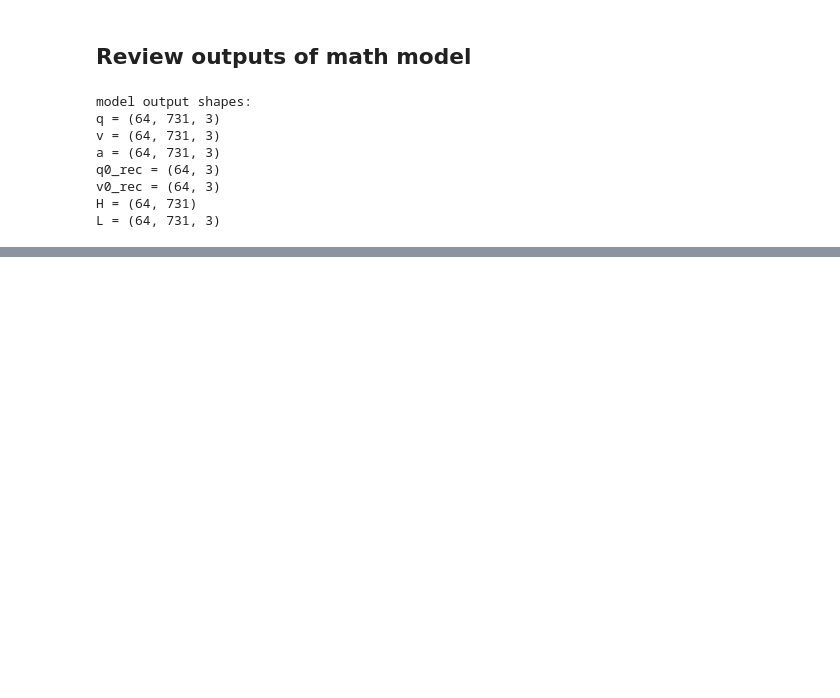
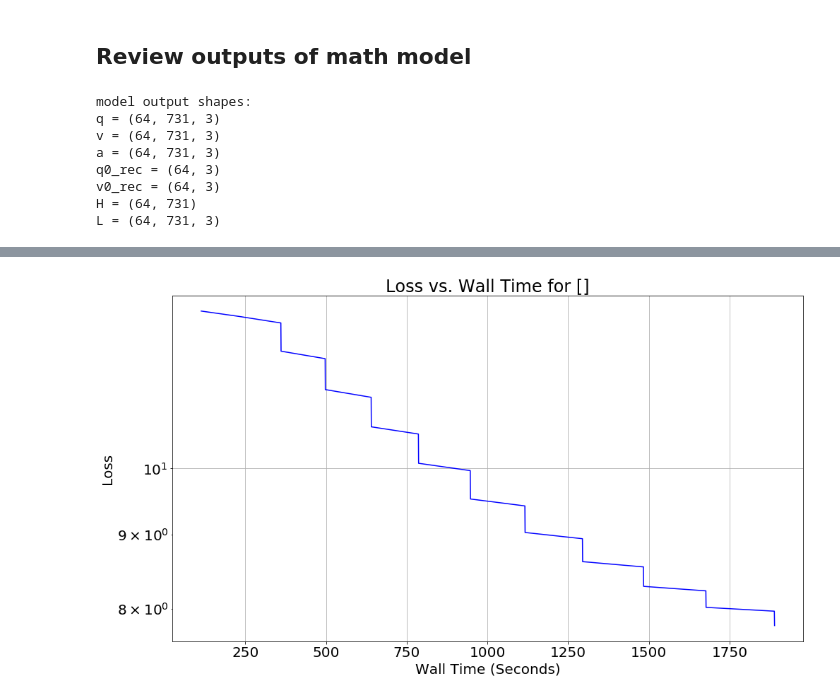
Before and after one commit to memanuel/IACS-n-body, a Jupyter notebook: src/two-body-restricted.ipynb, the cells around one changed output, grey strips where cells are left out. Saved outputs shown, nothing was run; the diff lists cells and outputs as text; code cells hidden in the pictures; blank space fills up the shorter version.

```diff
--- a/src/two-body-restricted.ipynb
+++ b/src/two-body-restricted.ipynb
@@ -680,5 +630,6 @@ def compile_and_fit(model, ds, epochs, loss, optimizer, metrics, save_freq, prev
 # %%
-hidden_sizes = [64, 16]
+# hidden_sizes = [64, 16]
+hidden_sizes = []
 skip_layers = True
 traj_size = 731
 model_nn = make_model_r2b_nn(hidden_sizes, skip_layers=skip_layers, traj_size=traj_size)
@@ -724,8 +726,10 @@ except:
 # %%
-for i in range(40):
+for i in range(10):
+    st = datetime.datetime.fromtimestamp(ts).strftime('%Y-%m-%d %H:%M:%S')
+    print(f'*** Training loop {i:3} *** - {st}')
     hist = compile_and_fit(model=model_nn,
                            ds=ds_small_trn,
-                           epochs=1,
+                           epochs=5,
                            loss=loss,
                            optimizer=optimizer,
                            metrics=metrics,
@@ -735,0 +758,4 @@ for i in range(40):
+# %%
+fig, ax = plot_loss_hist(hist, '[]')
+# %% [output]
+[figure, added]
```
Also changed, not shown: parts of 22 cells of this notebook, 3 other files.
